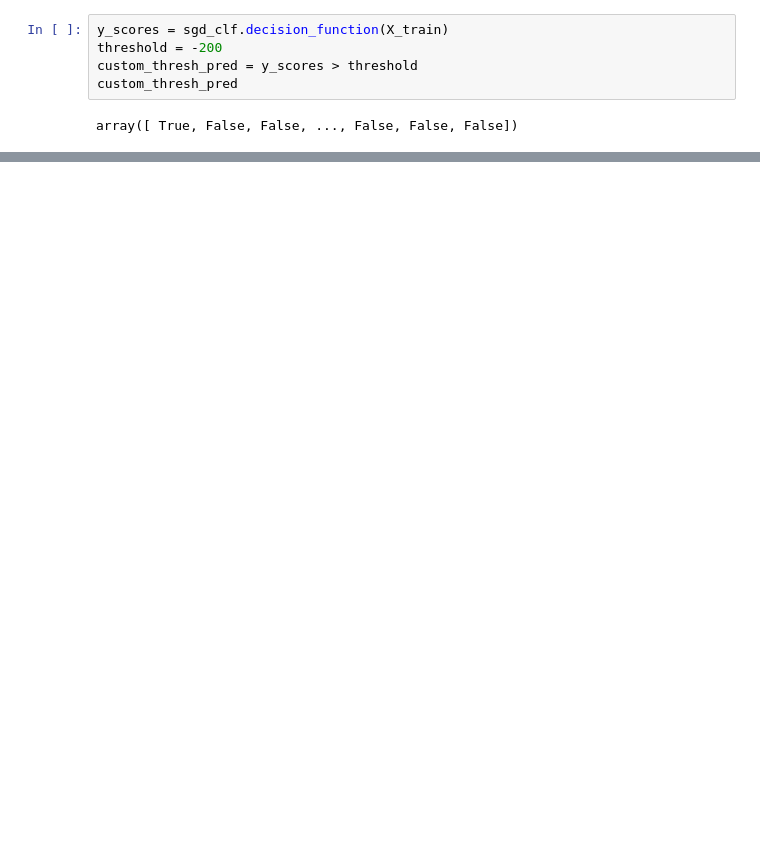
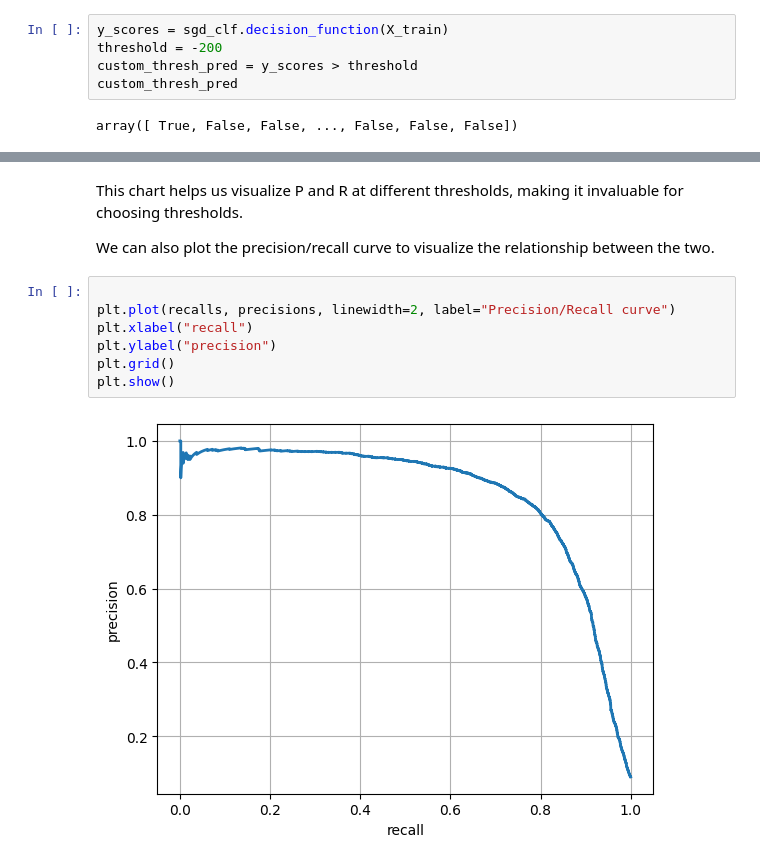
Before and after one commit to philbeet/ClassificationMNIST, a Jupyter notebook: binary-classif.ipynb, the cells around one changed output, grey strips where cells are left out. Cells and saved outputs as stored; diff of their text form; blank space fills up the shorter version.

```diff
--- a/binary-classif.ipynb
+++ b/binary-classif.ipynb
@@ -271,0 +302,13 @@ custom_thresh_pred_p
+# %% [markdown]
+This chart helps us visualize P and R at different thresholds, making it invaluable for choosing thresholds.
+
+We can also plot the precision/recall curve to visualize the relationship between the two.
+# %%
+
+plt.plot(recalls, precisions, linewidth=2, label="Precision/Recall curve")
+plt.xlabel("recall")
+plt.ylabel("precision")
+plt.grid()
+plt.show()
+# %% [output]
+[figure, added]
```
Also changed, not shown: parts of 5 cells of this notebook.
